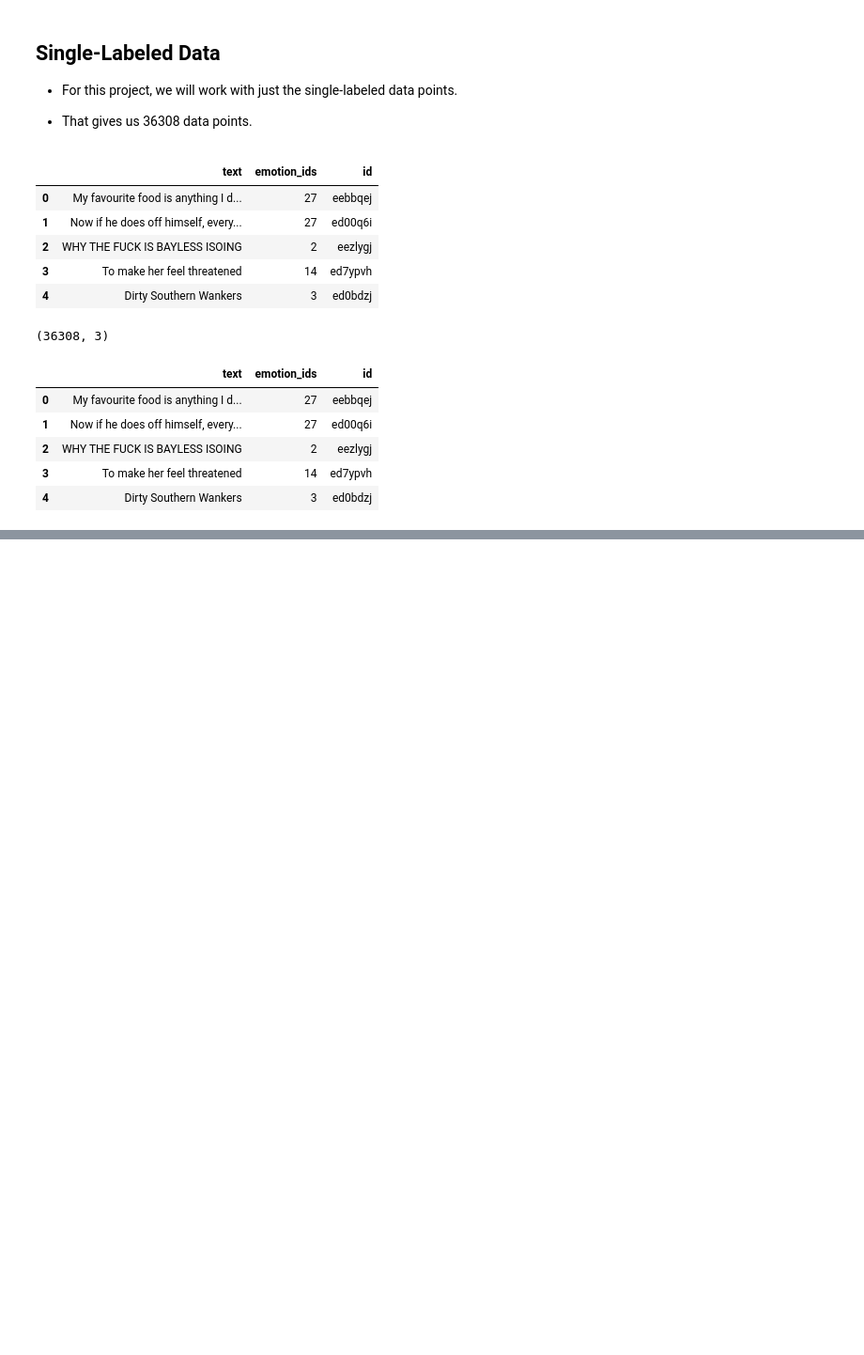
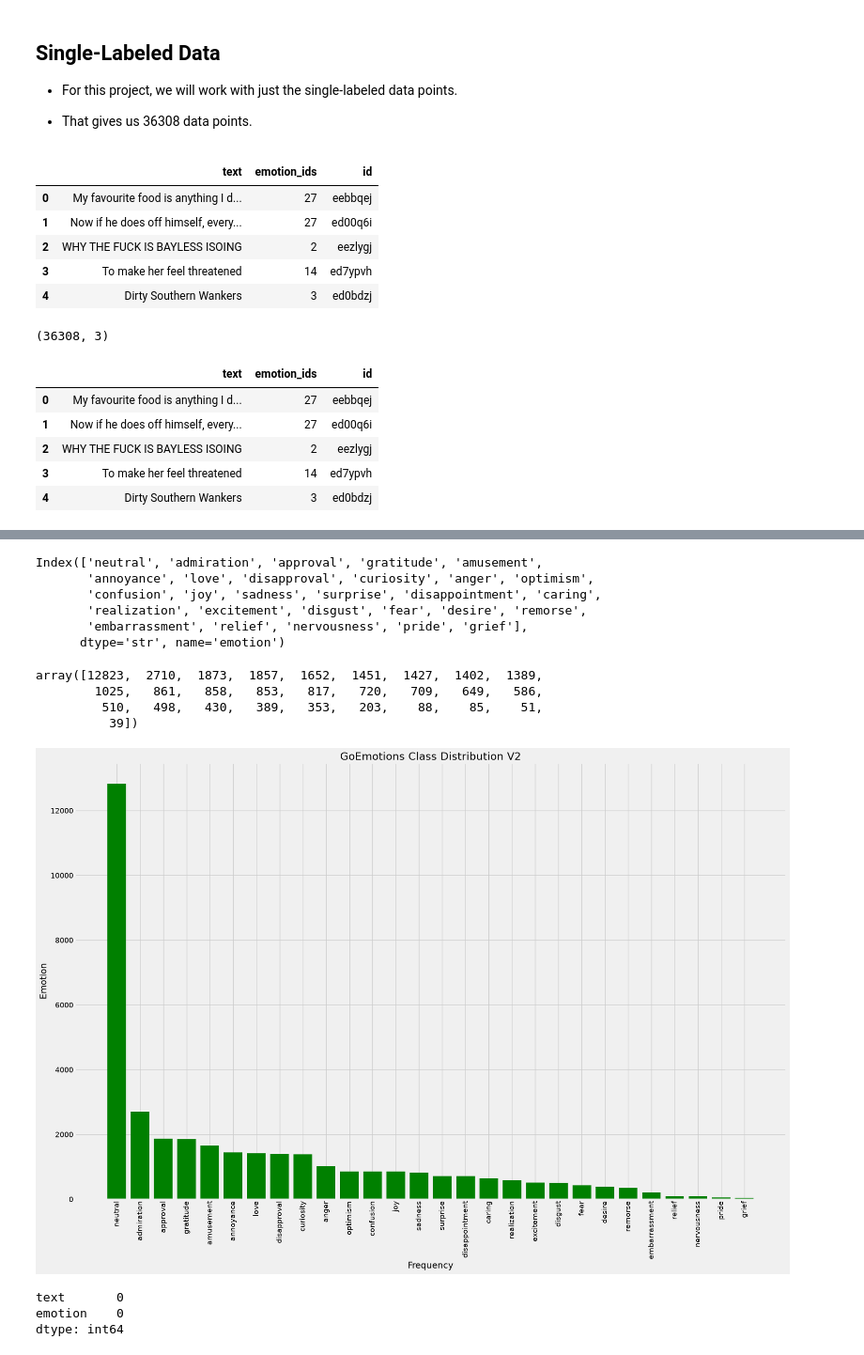
Before and after one commit to SevenWoos/MachineLearningProjects, a Jupyter notebook: nlp/1)nlp_classifier/nlp_classifier.ipynb, the cells around one changed output, grey strips where cells are left out. Shown at 94% size. Drawn from its saved outputs; the diff is of its cells as text; code cells hidden in the pictures; blank space fills up the shorter version.

```diff
--- a/nlp/1)nlp_classifier/nlp_classifier.ipynb
+++ b/nlp/1)nlp_classifier/nlp_classifier.ipynb
@@ -408,0 +525,40 @@ single_label_df.head()
+# %%
+class_distribution.index
+# %% [output]
+Index(['neutral', 'admiration', 'approval', 'gratitude', 'amusement',
+       'annoyance', 'love', 'disapproval', 'curiosity', 'anger', 'optimism',
+       'confusion', 'joy', 'sadness', 'surprise', 'disappointment', 'caring',
+       'realization', 'excitement', 'disgust', 'fear', 'desire', 'remorse',
+       'embarrassment', 'relief', 'nervousness', 'pride', 'grief'],
+      dtype='str', name='emotion')
+# %%
+class_distribution.values
+# %% [output]
+array([12823,  2710,  1873,  1857,  1652,  1451,  1427,  1402,  1389,
+        1025,   861,   858,   853,   817,   720,   709,   649,   586,
+         510,   498,   430,   389,   353,   203,    88,    85,    51,
+          39])
+# %%
+plt.style.use('fivethirtyeight')
+
+plt.figure(figsize=(20, 14))
+width=0.8
+
+plt.bar(class_distribution.index, class_distribution.values, width=width, color='green')
+
+plt.title("GoEmotions Class Distribution V2")
+plt.xlabel("Frequency")
+plt.ylabel("Emotion")
+
+plt.xticks(rotation=90)
+plt.tight_layout()
+plt.show()
+# %% [output]
+[figure, added]
+# %%
+# Validate there are no missing values.
+print(single_label_df[['text', 'emotion']].isnull().sum())
+# %% [output]
+text       0
+emotion    0
+dtype: int64
```
Also changed, not shown: parts of 35 cells of this notebook, 1 other file.
